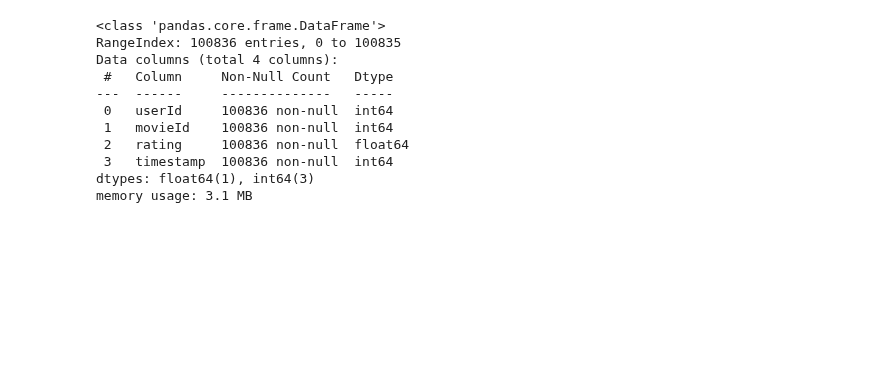
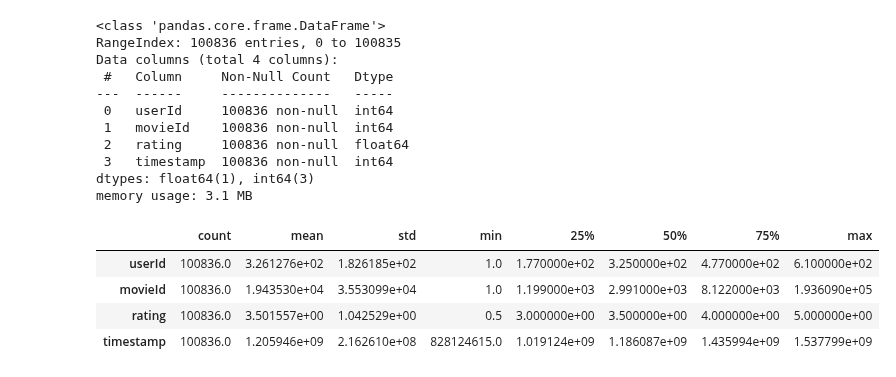
Before and after one commit to VineelaNedunuri/Machine-learning, a Jupyter notebook: Labb/Rekommender_system.ipynb, the cells around one changed output. Cells and saved outputs as stored; diff of their text form; code cells hidden in the pictures; blank space fills up the shorter version.

```diff
--- a/Labb/Rekommender_system.ipynb
+++ b/Labb/Rekommender_system.ipynb
@@ -65,3 +201,11 @@ Data columns (total 4 columns):
  3   timestamp  100836 non-null  int64
 dtypes: float64(1), int64(3)
 memory usage: 3.1 MB
+# %%
+df_ratings.describe().T # print summary of Statistics
+# %% [output]
+|  | count | mean | std | min | 25% | 50% | 75% | max |
+| userId | 100836.0 | 3.261276e+02 | 1.826185e+02 | 1.0 | 1.770000e+02 | 3.250000e+02 | 4.770000e+02 | 6.100000e+02 |
+| movieId | 100836.0 | 1.943530e+04 | 3.553099e+04 | 1.0 | 1.199000e+03 | 2.991000e+03 | 8.122000e+03 | 1.936090e+05 |
+| rating | 100836.0 | 3.501557e+00 | 1.042529e+00 | 0.5 | 3.000000e+00 | 3.500000e+00 | 4.000000e+00 | 5.000000e+00 |
+| timestamp | 100836.0 | 1.205946e+09 | 2.162610e+08 | 828124615.0 | 1.019124e+09 | 1.186087e+09 | 1.435994e+09 | 1.537799e+09 |
```
Also changed, not shown: parts of 15 cells of this notebook.
